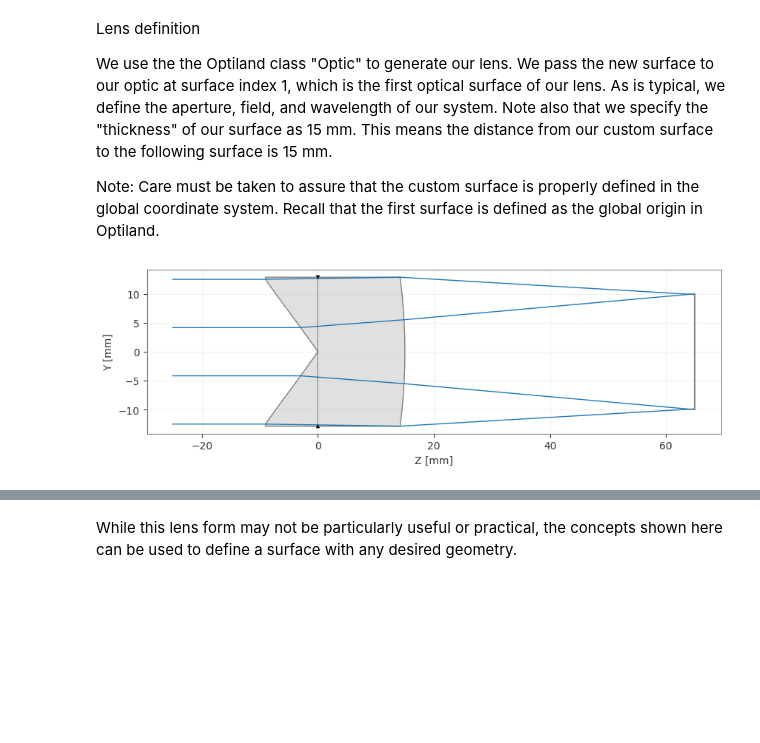
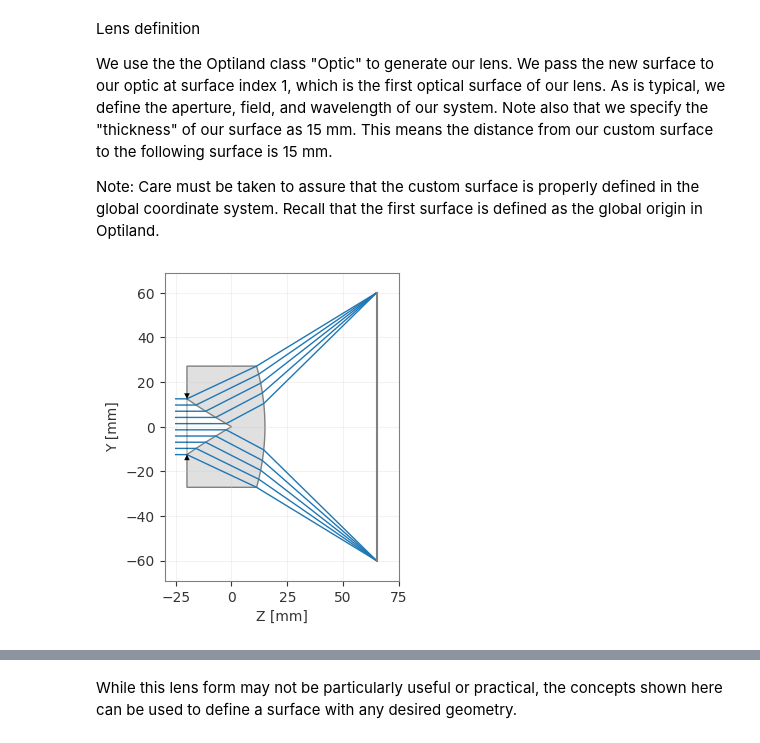
Before and after one commit to optiland/optiland, a Jupyter notebook: docs/examples/Tutorial_8a_Custom_Surface_Types.ipynb, the cells around one changed output, grey strips where cells are left out. Cells and saved outputs as stored; diff of their text form; code cells hidden in the pictures; blank space fills up the shorter version.

```diff
--- a/docs/examples/Tutorial_8a_Custom_Surface_Types.ipynb
+++ b/docs/examples/Tutorial_8a_Custom_Surface_Types.ipynb
@@ -59,7 +59,7 @@ $f(x, y, z) = 0 = \frac{r^2}{R \cdot (1 + \sqrt{(1 - (1 + k) \cdot r^2 / R^2)})}
 # %%
 class NewGeometry(NewtonRaphsonGeometry):
     def __init__(self, coordinate_system, radius, conic, a, b, c, d):
-        super().__init__(coordinate_system, radius, conic=0.0, tol=1e-10, max_iter=100)
+        super().__init__(coordinate_system, radius, conic=conic, tol=1e-10, max_iter=100)
         self.a = a
         self.b = b
         self.c = c
@@ -116,11 +116,11 @@ cs = CoordinateSystem(x=0, y=0, z=0, rx=0, ry=0, rz=0, reference_cs=None)
 new_geo = NewGeometry(
     coordinate_system=cs,
     radius=-513.7,
-    conic=0,
-    a=-7.043e-01,
-    b=6.622e-05,
-    c=2.142e-01,
-    d=-1.110e-02,
+    conic=0.0,
+    a=-1.71042065,
+    b=7.33364763e-04,
+    c=-1.67970855e-01,
+    d=-1.33918156e-02,
 )
 # %% [markdown]
 Let's see what the surface looks like by plotting it in 3D.
@@ -150,7 +150,7 @@ Surface Definition
 Now that we've defined our geometry, we also need to define the other components of our surface. In particular, we need to define the materials on each side of the surface. As this surface is the first surface of our system, the "pre-surface" material will simply be air and the "post-surface" material we will define as Schott SF2. There are other properties of the surface that can be added, such as coatings, scattering behavior, or physical apertures, but we will ignore these.
 # %%
 material_pre = IdealMaterial(n=1.0)  # air
-material_post = Material(name="SF2")
+material_post = Material(name="SF2", reference="hikari")
 # %% [markdown]
 We now have all components needed to generate our surface. We will also specify this surface as the aperture stop.
 
@@ -191,7 +191,7 @@ lens.fields.add(y=0)
 # add wavelength
 lens.wavelengths.add(value=0.55, is_primary=True)
 # %%
-_ = lens.draw(num_rays=4)
+_ = lens.draw(num_rays=10, xlim=(-30, 75))
 # %% [output]
-[figure, old version]
+[figure, new version]
 # %%
```
Also changed, not shown: parts of 4 cells of this notebook.
